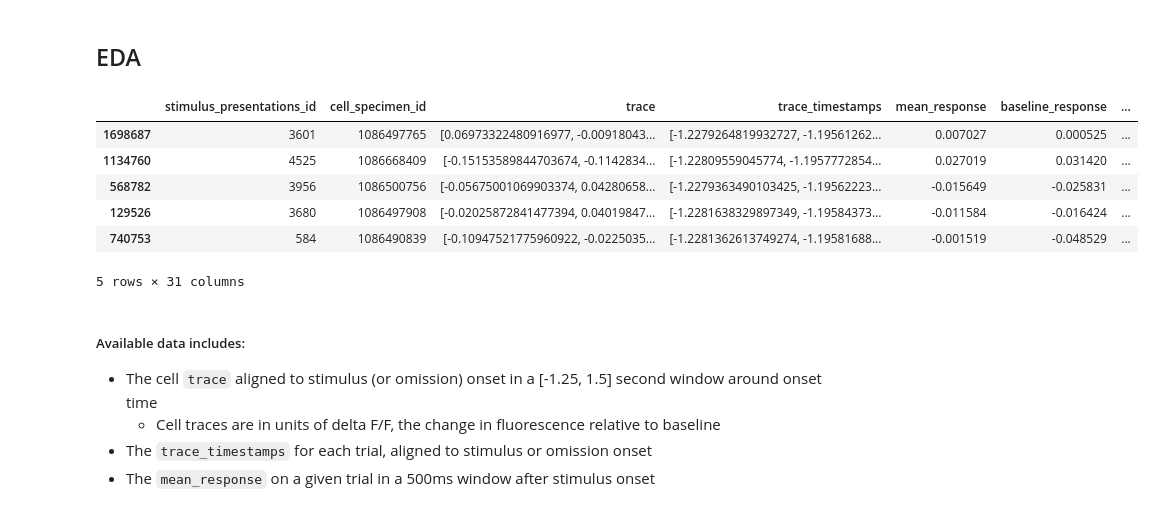
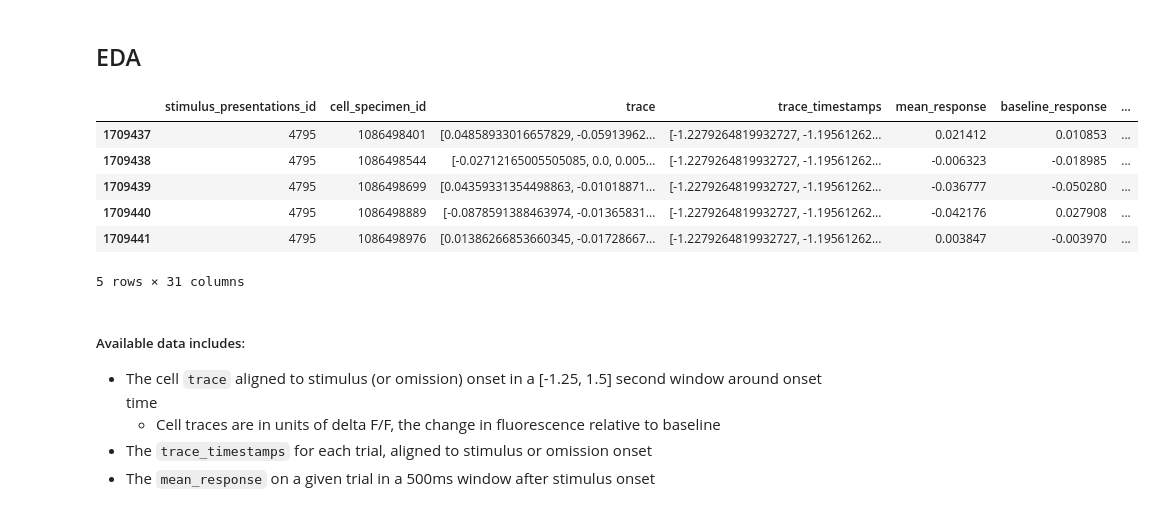
Before and after one commit to ahrends/AllenNeurons, a Jupyter notebook: monique/AllenSDK_MM.ipynb, the cells around one changed output. Saved outputs shown, nothing was run; the diff lists cells and outputs as text; code cells hidden in the pictures.

```diff
--- a/monique/AllenSDK_MM.ipynb
+++ b/monique/AllenSDK_MM.ipynb
@@ -36,14 +37,14 @@ data = pd.read_parquet(filename)
 # %% [markdown]
 ## EDA
 # %%
-data.sample(5)
+data.tail()
 # %% [output]
 |  | stimulus_presentations_id | cell_specimen_id | trace | trace_timestamps | mean_response | baseline_response | ... |
-| 1698687 | 3601 | 1086497765 | [0.06973322480916977, -0.00918043... | [-1.2279264819932727, -1.19561262... | 0.007027 | 0.000525 | ... |
-| 1134760 | 4525 | 1086668409 | [-0.15153589844703674, -0.1142834... | [-1.22809559045774, -1.1957772854... | 0.027019 | 0.031420 | ... |
-| 568782 | 3956 | 1086500756 | [-0.05675001069903374, 0.04280658... | [-1.2279363490103425, -1.19562223... | -0.015649 | -0.025831 | ... |
-| 129526 | 3680 | 1086497908 | [-0.02025872841477394, 0.04019847... | [-1.2281638329897349, -1.19584373... | -0.011584 | -0.016424 | ... |
-| 740753 | 584 | 1086490839 | [-0.10947521775960922, -0.0225035... | [-1.2281362613749274, -1.19581688... | -0.001519 | -0.048529 | ... |
+| 1709437 | 4795 | 1086498401 | [0.04858933016657829, -0.05913962... | [-1.2279264819932727, -1.19561262... | 0.021412 | 0.010853 | ... |
+| 1709438 | 4795 | 1086498544 | [-0.02712165005505085, 0.0, 0.005... | [-1.2279264819932727, -1.19561262... | -0.006323 | -0.018985 | ... |
+| 1709439 | 4795 | 1086498699 | [0.04359331354498863, -0.01018871... | [-1.2279264819932727, -1.19561262... | -0.036777 | -0.050280 | ... |
+| 1709440 | 4795 | 1086498889 | [-0.0878591388463974, -0.01365831... | [-1.2279264819932727, -1.19561262... | -0.042176 | 0.027908 | ... |
+| 1709441 | 4795 | 1086498976 | [0.01386266853660345, -0.01728667... | [-1.2279264819932727, -1.19561262... | 0.003847 | -0.003970 | ... |
 5 rows × 31 columns
 # %% [markdown]
 ##### Available data includes:
```
Also changed, not shown: parts of 23 cells of this notebook, 2 other files.
